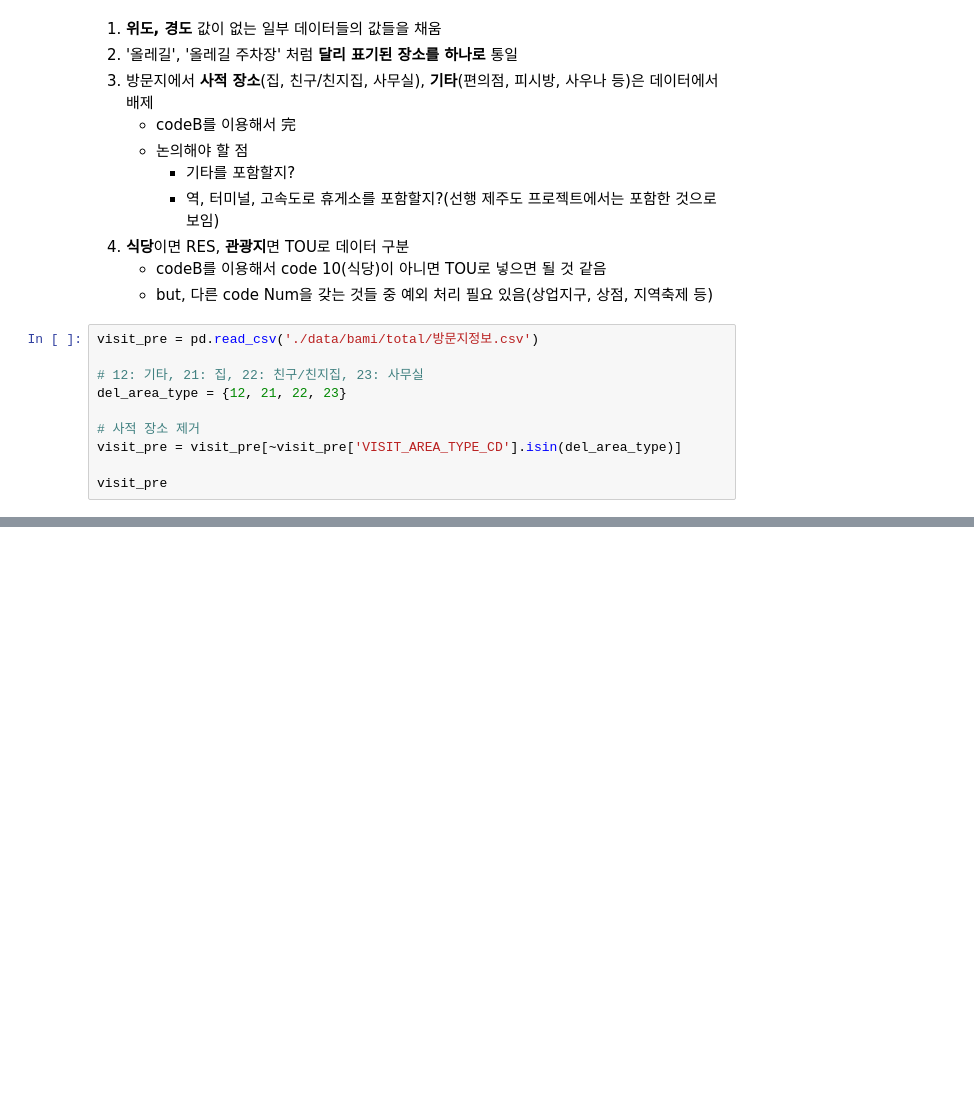
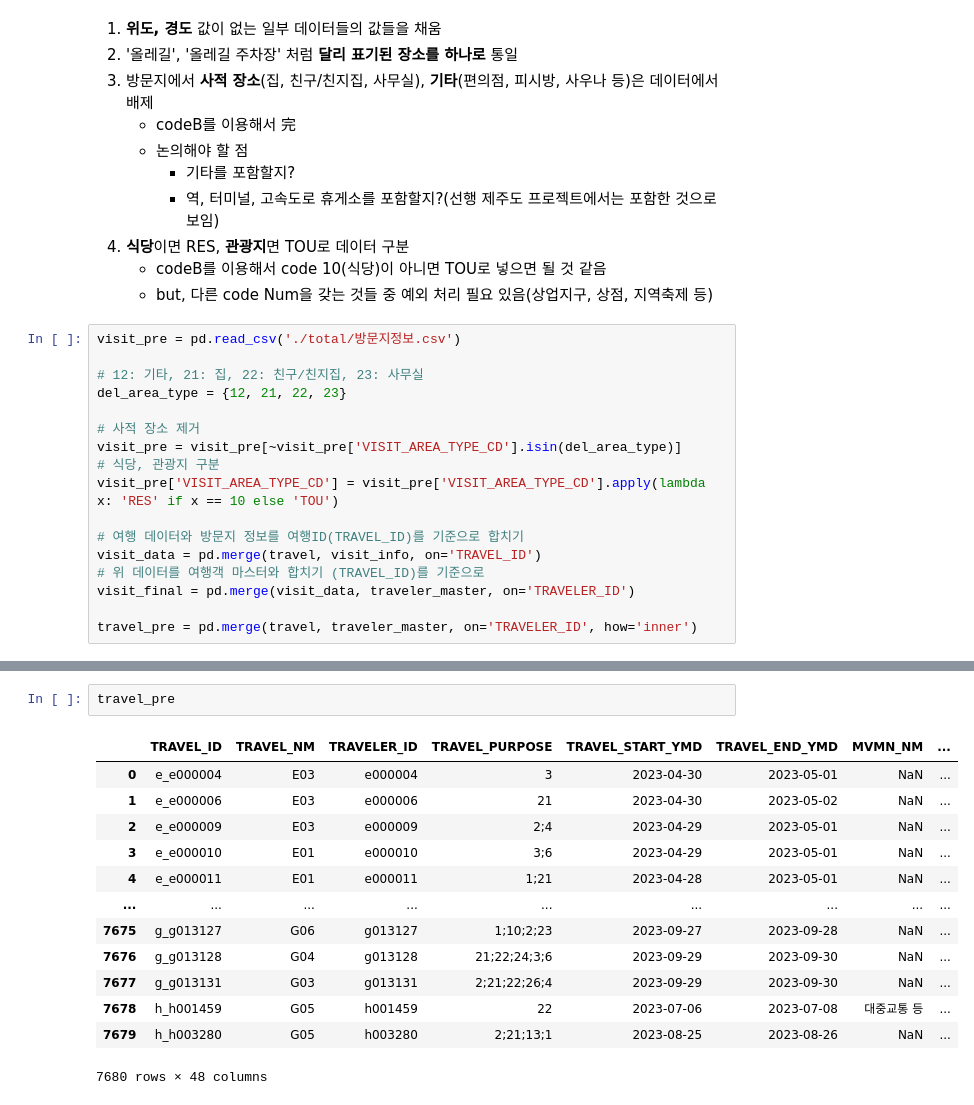
Before and after one commit to Sameta-cani/kakao-tech, a Jupyter notebook: pre.ipynb, the cells around one changed output, grey strips where cells are left out. Drawn from its saved outputs; the diff is of its cells as text; blank space fills up the shorter version.

```diff
--- a/pre.ipynb
+++ b/pre.ipynb
@@ -61,13 +108,20 @@ time: 31 ms (started: 2024-07-28 18:11:01 +09:00)
    - codeB를 이용해서 code 10(식당)이 아니면 TOU로 넣으면 될 것 같음
    - but, 다른 code Num을 갖는 것들 중 예외 처리 필요 있음(상업지구, 상점, 지역축제 등)
 # %%
-visit_pre = pd.read_csv('./data/bami/total/방문지정보.csv')
+visit_pre = pd.read_csv('./total/방문지정보.csv')
 
 # 12: 기타, 21: 집, 22: 친구/친지집, 23: 사무실
 del_area_type = {12, 21, 22, 23}
 
 # 사적 장소 제거
 visit_pre = visit_pre[~visit_pre['VISIT_AREA_TYPE_CD'].isin(del_area_type)]
+# 식당, 관광지 구분
+visit_pre['VISIT_AREA_TYPE_CD'] = visit_pre['VISIT_AREA_TYPE_CD'].apply(lambda x: 'RES' if x == 10 else 'TOU')
 
-visit_pre
+# 여행 데이터와 방문지 정보를 여행ID(TRAVEL_ID)를 기준으로 합치기
+visit_data = pd.merge(travel, visit_info, on='TRAVEL_ID')
+# 위 데이터를 여행객 마스터와 합치기 (TRAVEL_ID)를 기준으로
+visit_final = pd.merge(visit_data, traveler_master, on='TRAVELER_ID')
+
+travel_pre = pd.merge(travel, traveler_master, on='TRAVELER_ID', how='inner')
 # %% [output]
@@ -383,0 +129,16 @@ time: 31 ms (started: 2024-07-28 03:44:58 +09:00)
+# %%
+travel_pre
+# %% [output]
+|  | TRAVEL_ID | TRAVEL_NM | TRAVELER_ID | TRAVEL_PURPOSE | TRAVEL_START_YMD | TRAVEL_END_YMD | MVMN_NM | ... |
+| 0 | e_e000004 | E03 | e000004 | 3 | 2023-04-30 | 2023-05-01 | NaN | ... |
+| 1 | e_e000006 | E03 | e000006 | 21 | 2023-04-30 | 2023-05-02 | NaN | ... |
+| 2 | e_e000009 | E03 | e000009 | 2;4 | 2023-04-29 | 2023-05-01 | NaN | ... |
+| 3 | e_e000010 | E01 | e000010 | 3;6 | 2023-04-29 | 2023-05-01 | NaN | ... |
+| 4 | e_e000011 | E01 | e000011 | 1;21 | 2023-04-28 | 2023-05-01 | NaN | ... |
+| ... | ... | ... | ... | ... | ... | ... | ... | ... |
+| 7675 | g_g013127 | G06 | g013127 | 1;10;2;23 | 2023-09-27 | 2023-09-28 | NaN | ... |
+| 7676 | g_g013128 | G04 | g013128 | 21;22;24;3;6 | 2023-09-29 | 2023-09-30 | NaN | ... |
+| 7677 | g_g013131 | G03 | g013131 | 2;21;22;26;4 | 2023-09-29 | 2023-09-30 | NaN | ... |
+| 7678 | h_h001459 | G05 | h001459 | 22 | 2023-07-06 | 2023-07-08 | 대중교통 등 | ... |
+| 7679 | h_h003280 | G05 | h003280 | 2;21;13;1 | 2023-08-25 | 2023-08-26 | NaN | ... |
+7680 rows × 48 columns
```
Also changed, not shown: parts of 32 cells of this notebook.
